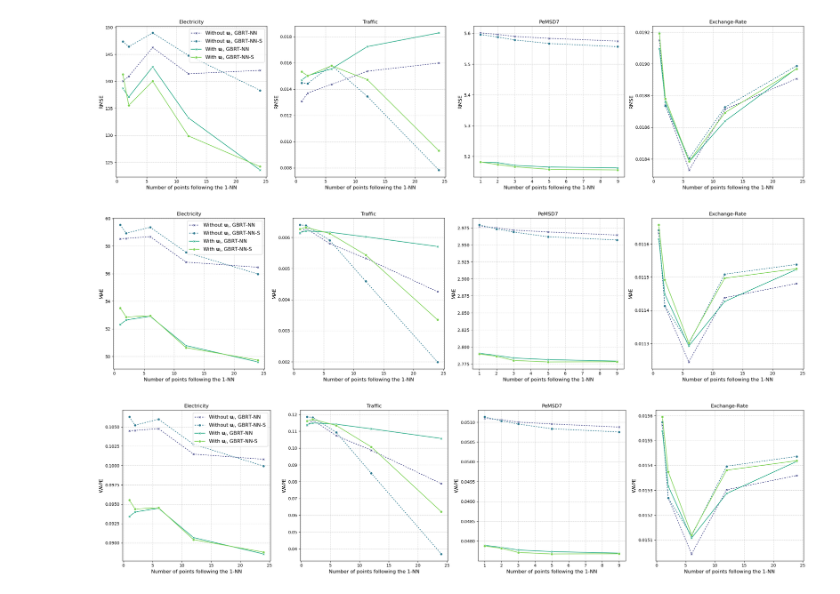
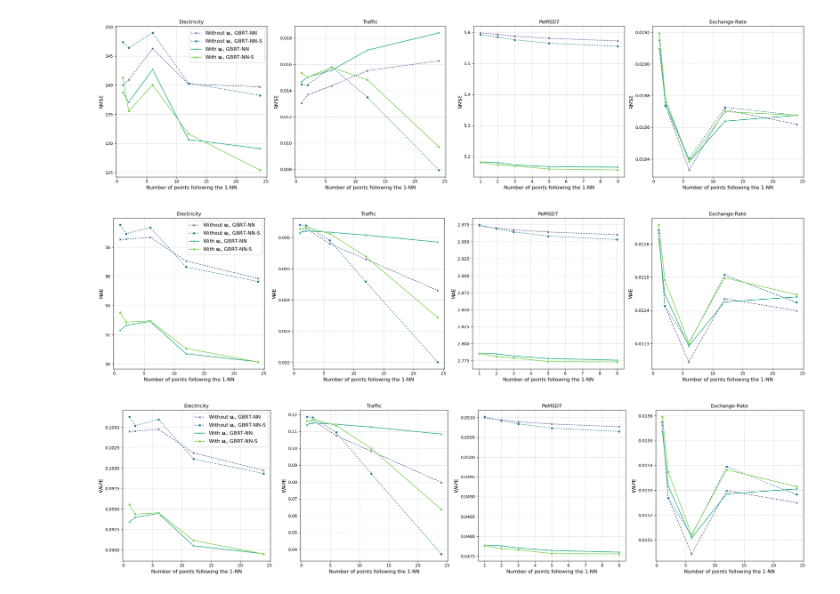
Before and after one commit to colemanyu/matrix-profile-motif-forecasting, a Jupyter notebook: python/plot_no_of_points_after_NN.ipynb, the cells around one changed output. Cells and saved outputs as stored; diff of their text form; code cells hidden in the pictures.

```diff
--- a/python/plot_no_of_points_after_NN.ipynb
+++ b/python/plot_no_of_points_after_NN.ipynb
@@ -6,44 +6,44 @@ import glob
 import os
 
 files = {
-    'Electricity': '../results/local_daikon/grid_search_electricity_results_[True, False]_True_[1]_[1]_[1, 2, 6, 12, 24]_[True, False]_[True, False].csv',
-    'Traffic': '../results/local_daikon/grid_search_traffic_results_[True, False]_True_[1]_[1]_[1, 2, 6, 12, 24]_[True, False]_[True, False].csv',
-    'PeMSD7': '../results/local_daikon/grid_search_pems_results_[True, False]_True_[1]_[1]_[1, 2, 3, 5, 9]_[True, False]_[True, False].csv',
-    'Exchange-Rate': '../results/local_daikon/grid_search_exchange_rate_results_[True, False]_True_[1]_[1]_[1, 2, 6, 12, 24]_[True, False]_[True, False].csv'
+    "Electricity": "../results/local_daikon/0-base/grid_search_electricity_results_[True, False]_True_[1]_[1]_[24]_[1, 2, 6, 12, 24]_[True, False]_[True, False]_[4].csv",
+    "Traffic": "../results/local_daikon/0-base/grid_search_traffic_results_[True, False]_True_[1]_[1]_[24]_[1, 2, 6, 12, 24]_[True, False]_[True, False]_[4].csv",
+    "PeMSD7": "../results/local_daikon/0-base/grid_search_pems_results_[True, False]_True_[1]_[1]_[9]_[1, 2, 3, 5, 9]_[True, False]_[True, False]_[4].csv",
+    "Exchange-Rate": "../results/local_daikon/0-base/grid_search_exchange_rate_results_[True, False]_True_[1]_[1]_[24]_[1, 2, 6, 12, 24]_[True, False]_[True, False]_[4].csv",
 }
 
 dfs = []
 for ds_name, fname in files.items():
     if os.path.exists(fname):
         df = pd.read_csv(fname)
-        df['dataset'] = ds_name
+        df["dataset"] = ds_name
         # Filter: Unnormalized data only
-        df = df[df['do_normalization'] == False]
+        df = df[df["do_normalization"] == False]
         dfs.append(df)
 
 combined_df = pd.concat(dfs, ignore_index=True)
 
 # Create Descriptive Labels
-combined_df['Config'] = combined_df.apply(
+combined_df["Config"] = combined_df.apply(
     # lambda x: "Cov={}, {}".format(
     lambda x: "{}, {}".format(
-        'With $\mathbf{u}_i$' if x['include_covariates'] else 'Without $\mathbf{u}_i$',
-        'GBRT-NN-S' if x['include_similarity'] else 'GBRT-NN'
+        "With $\mathbf{u}_i$" if x["include_covariates"] else "Without $\mathbf{u}_i$",
+        "GBRT-NN-S" if x["include_similarity"] else "GBRT-NN",
     ),
-    axis=1
+    axis=1,
 )
 
 
 # Plotting
-datasets = combined_df['dataset'].unique()
+datasets = combined_df["dataset"].unique()
 
-unique_configs = combined_df['Config'].unique()
+unique_configs = combined_df["Config"].unique()
 
 hue_order = [
-    'Without $\mathbf{u}_i$, GBRT-NN',
-    'Without $\mathbf{u}_i$, GBRT-NN-S',
-    'With $\mathbf{u}_i$, GBRT-NN',
-    'With $\mathbf{u}_i$, GBRT-NN-S'
+    "Without $\mathbf{u}_i$, GBRT-NN",
+    "Without $\mathbf{u}_i$, GBRT-NN-S",
+    "With $\mathbf{u}_i$, GBRT-NN",
+    "With $\mathbf{u}_i$, GBRT-NN-S",
 ]
 
 dashes_map = {}
@@ -59,49 +59,49 @@ for conf in hue_order:
         markers_map[conf] = "o"
     else:
         markers_map[conf] = "X"
 
-metrics = ['RMSE', 'MAE', 'WAPE']
+metrics = ["RMSE", "MAE", "WAPE"]
 
 for metric in metrics:
     fig, axes = plt.subplots(1, 4, figsize=(24, 6))
     axes = axes.flatten()
 
     for i, ds in enumerate(datasets):
         ax = axes[i]
-        subset = combined_df[combined_df['dataset'] == ds]
+        subset = combined_df[combined_df["dataset"] == ds]
 
         sns.lineplot(
             data=subset,
-            x='no_points_after_motif',
+            x="no_points_after_motif",
             y=metric,
-            hue='Config',
-            style='Config',
+            hue="Config",
+            style="Config",
             hue_order=hue_order,
             style_order=hue_order,
             markers=markers_map,
             dashes=dashes_map,
             ax=ax,
-            palette='viridis'
+            palette="viridis",
         )
 
         ax.set_title(f"{ds}")
-        ax.set_xlabel("Number of points following the 1-NN", fontsize='large')
-        ax.set_ylabel(metric, fontsize='large')
-        ax.grid(True, linestyle='--', alpha=0.6)
-        if i == 0: # Only show legend on first plot to save space, or handle separately
-            ax.legend(title='', fontsize='large', loc='upper right')
+        ax.set_xlabel("Number of points following the 1-NN", fontsize="large")
+        ax.set_ylabel(metric, fontsize="large")
+        ax.grid(True, linestyle="--", alpha=0.6)
+        if i == 0:  # Only show legend on first plot to save space, or handle separately
+            ax.legend(title="", fontsize="large", loc="upper right")
         else:
             if ax.get_legend():
                 ax.get_legend().remove()
 
     plt.tight_layout()
-    if metric == 'RMSE' or metric == 'MAE':
-        plt.savefig(f'../figures/points_trend_analysis_{metric}.pdf')
+    if metric == "RMSE" or metric == "MAE":
+        plt.savefig(f"../figures/points_trend_analysis_{metric}.pdf")
     plt.show()
 # %% [output]
-[figure, old version]
+[figure, new version]
-[figure, old version]
+[figure, new version]
-[figure, old version]
+[figure, new version]
 # %%
 import datetime
 
```
Also changed, not shown: parts of 1 cell of this notebook, 23 other files.
